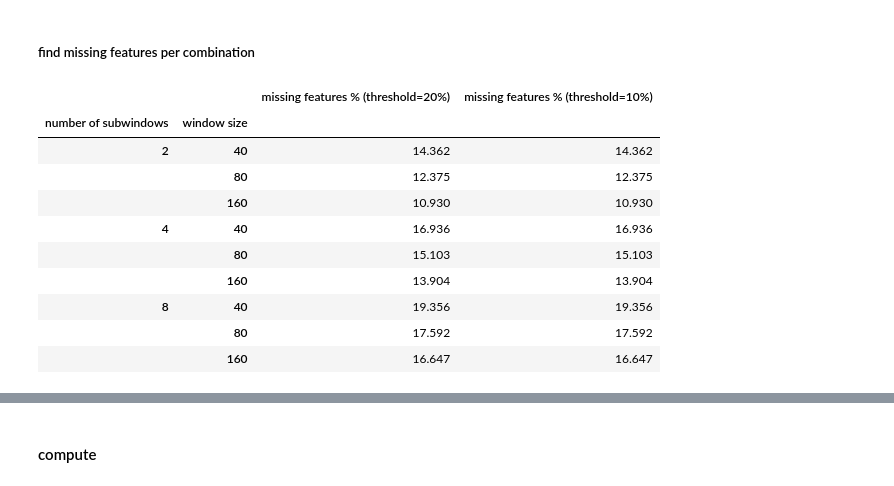
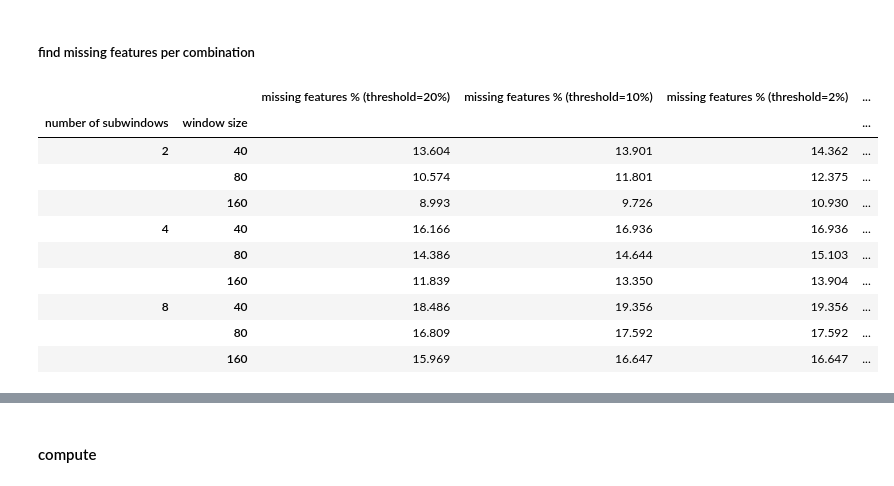
Before and after one commit to Jumabek/receptivity, a Jupyter notebook: analysis/CFF4Receptivity.ipynb, the cells around one changed output, grey strips where cells are left out. Saved outputs shown, nothing was run; the diff lists cells and outputs as text; code cells hidden in the pictures.

```diff
--- a/analysis/CFF4Receptivity.ipynb
+++ b/analysis/CFF4Receptivity.ipynb
@@ -381,12 +321,8 @@ import os.path as osp
 with on_ray(object_store_memory=2e10, ignore_reinit_error=True, num_cpus=40):
     #for nsub, window_size_in_min in product(num_sub_windows,windows)[1:]:
     for i,(nsub, window_size_in_min) in enumerate(product(num_sub_windows,windows)):
-        if i==0:
-            continue
-
-        fn = f'feature/arm/subfeature_{window_size_in_min}MIN_{nsub}.csv'
-        print(fn)
-        if 1==1:#not osp.exists(fn):
+        fn = f'feature/arm/subfeature_no_resample_{window_size_in_min}MIN_{nsub}.csv'
+        if not osp.exists(fn):
             print(f'extracting {fn} ')
             sub_features = recept_dataset.parallellize_extract_sub(
                 labels=labels_arm
@@ -394,5 +330,4 @@ with on_ray(object_store_memory=2e10, ignore_reinit_error=True, num_cpus=40):
                 ,num_sub=nsub
                 , resample=False
             )
-            sub_features.to_csv(
-                f'feature/arm/subfeature_{window_size_in_min}MIN_{nsub}.csv')
+            sub_features.to_csv(fn)
@@ -422,44 +340,49 @@ measurement = pd.DataFrame( columns=[
     'number of subwindows'
     ,'window size'
 ])
 
 for nsub, window_size_in_min in product(num_sub_windows,windows):
     sub_features = pd.read_csv(
-        f'feature/arm/subfeature_{window_size_in_min}MIN_{nsub}.csv'
+        f'feature/arm/subfeature_no_resample_{window_size_in_min}MIN_{nsub}.csv'
     ).set_index(['pid','timestamp','sub_timestamp'])
     N,D = sub_features.shape
 
     sub_features = impute_support_features(sub_features)
     ds = sub_features.isnull().sum(axis=0)/N
 
     measurement = pd.concat(
         [
             measurement
             ,pd.DataFrame({
                 'number of subwindows':[nsub]
                 ,'window size':[window_size_in_min]
-                ,r'missing features % (threshold=20%)':[ds[ds>.02].sum()/D*100]
+                ,r'missing features % (threshold=20%)':[ds[ds>.2].sum()/D*100]
+                ,r'missing features % (threshold=10%)':[ds[ds>.1].sum()/D*100]
+                ,r'missing features % (threshold=2%)':[ds[ds>.02].sum()/D*100]
+                ,r'missing features % (threshold=1%)':[ds[ds>.01].sum()/D*100]
+                ,r'missing features % (threshold=0.5%)':[ds[ds>.005].sum()/D*100]
+
             })
         ]
         , ignore_index=True
     )
 
-pd.set_option("display.precision", 2)
+pd.set_option("display.precision", 0)
 
 measurement = measurement.set_index([
     'number of subwindows','window size'
 ]).sort_index()
 measurement.to_csv(f'setting/missing_feature_for_each_combinations.csv')
 measurement
 # %% [output]
-|  |  | missing features % (threshold=20%) | missing features % (threshold=10%) |
-| number of subwindows | window size |  |  |
-| 2 | 40 | 14.362 | 14.362 |
-|  | 80 | 12.375 | 12.375 |
-|  | 160 | 10.930 | 10.930 |
-| 4 | 40 | 16.936 | 16.936 |
-|  | 80 | 15.103 | 15.103 |
-|  | 160 | 13.904 | 13.904 |
-| 8 | 40 | 19.356 | 19.356 |
-|  | 80 | 17.592 | 17.592 |
-|  | 160 | 16.647 | 16.647 |
+|  |  | missing features % (threshold=20%) | missing features % (threshold=10%) | missing features % (threshold=2%) | ... |
+| number of subwindows | window size |  |  |  | ... |
+| 2 | 40 | 13.604 | 13.901 | 14.362 | ... |
+|  | 80 | 10.574 | 11.801 | 12.375 | ... |
+|  | 160 | 8.993 | 9.726 | 10.930 | ... |
+| 4 | 40 | 16.166 | 16.936 | 16.936 | ... |
+|  | 80 | 14.386 | 14.644 | 15.103 | ... |
+|  | 160 | 11.839 | 13.350 | 13.904 | ... |
+| 8 | 40 | 18.486 | 19.356 | 19.356 | ... |
+|  | 80 | 16.809 | 17.592 | 17.592 | ... |
+|  | 160 | 15.969 | 16.647 | 16.647 | ... |
```
Also changed, not shown: parts of 91 cells of this notebook, 18 other files.
